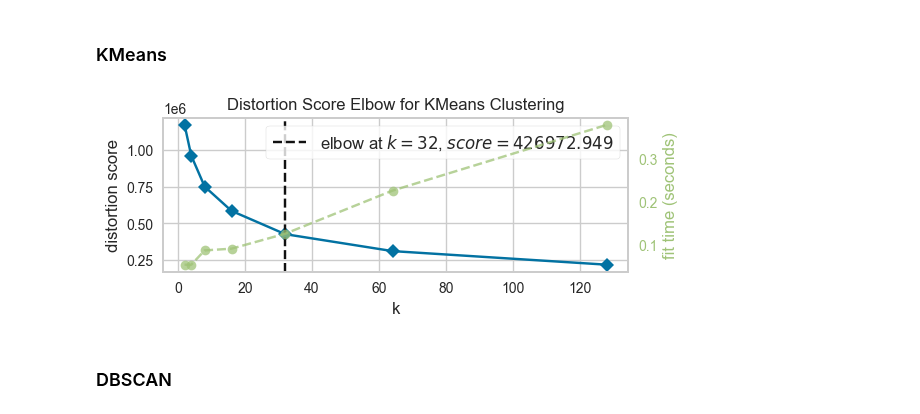
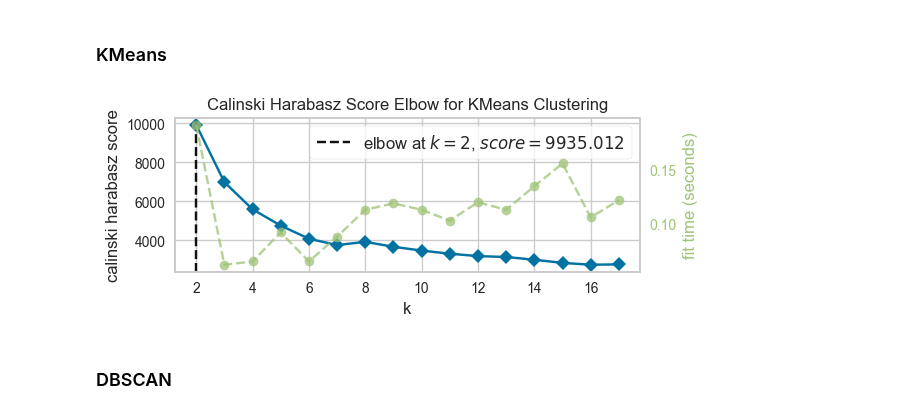
Before and after one commit to joelpoliveira/DataMiningCourse, a Jupyter notebook: Projeto/HA_3/Untitled.ipynb, the cells around one changed output. Drawn from its saved outputs; the diff is of its cells as text; code cells hidden in the pictures.

```diff
--- a/Projeto/HA_3/Untitled.ipynb
+++ b/Projeto/HA_3/Untitled.ipynb
@@ -125,7 +125,7 @@ ward_labels=cut_tree(tree_results, height=390).ravel()
 # %%
 _, ax = plt.subplots(1,1,figsize=(6,2))
 KElbowVisualizer(KMeans(n_init="auto", random_state=13),ax=ax,
-                 k=[2<<i for i in range(7)] ).fit(df_dense).show();
+                 k=range(2, 18), metric="calinski_harabasz" ).fit(df_dense).show();
 # %% [output]
-[figure, old version]
+[figure, new version]
 # %%
```
Also changed, not shown: parts of 16 cells of this notebook.
